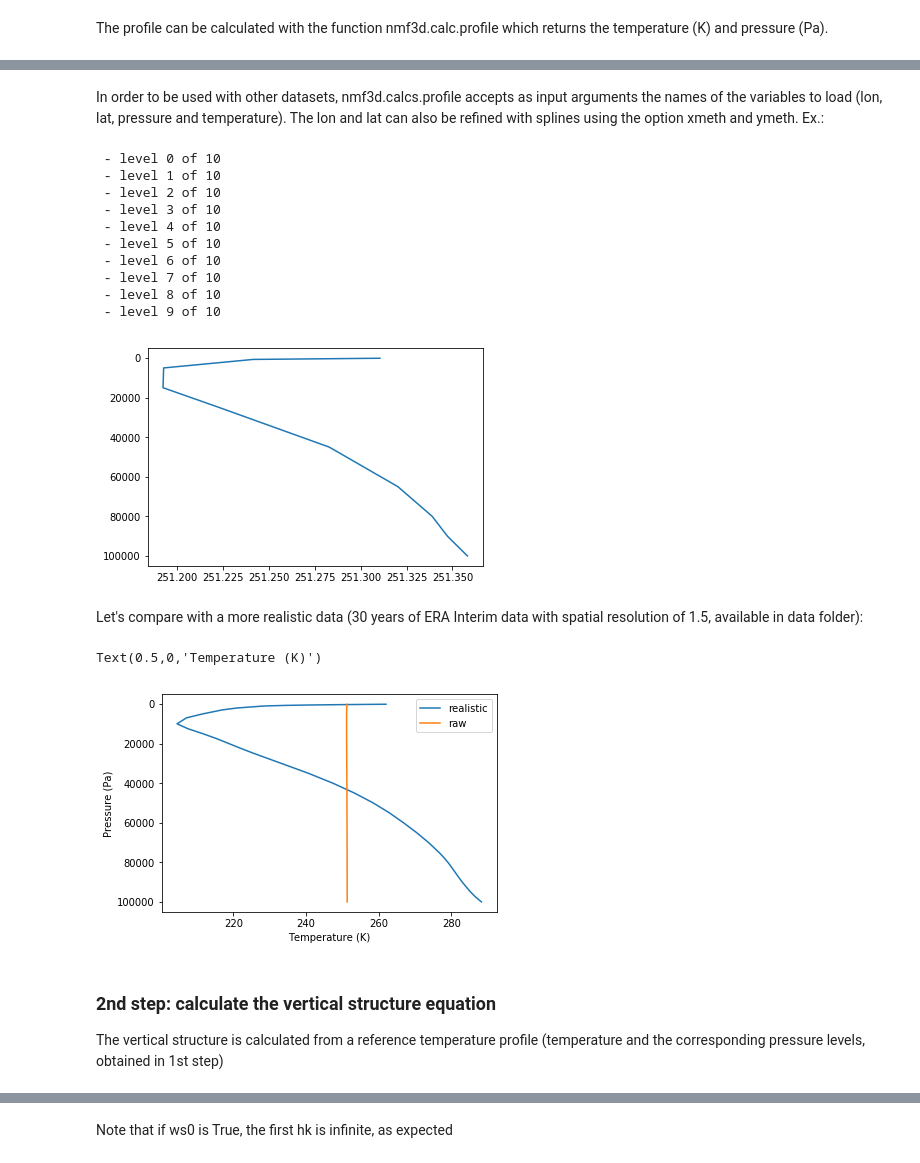
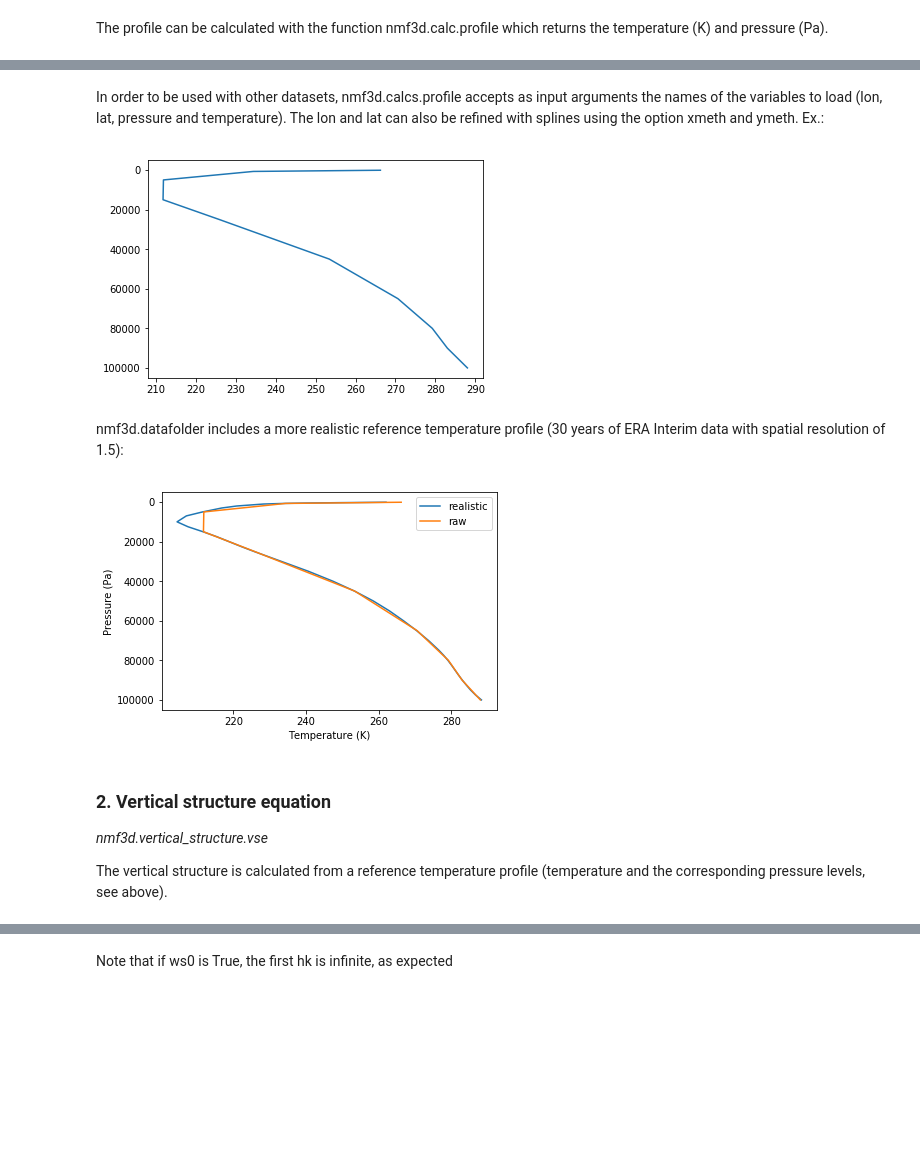
Before and after one commit to martalmeida/nmf3d, a Jupyter notebook: doc/tutorial.ipynb, the cells around one changed output, grey strips where cells are left out. Drawn from its saved outputs; the diff is of its cells as text; code cells hidden in the pictures; blank space fills up the shorter version.

```diff
--- a/doc/tutorial.ipynb
+++ b/doc/tutorial.ipynb
@@ -64,24 +61,17 @@ pl.gca().invert_yaxis()
 # %% [markdown]
-In order to be used with other datasets, nmf3d.calcs.profile accepts as input arguments the names of the variables to load (lon, lat, pressure and temperature). The lon and lat can also be refined with splines using the option xmeth and ymeth. Ex.:
+In order to be used with other datasets, nmf3d.calcs.profile accepts as input arguments
+the names of the variables to load (lon, lat, pressure and temperature). The lon and lat
+can also be refined with splines using the option xmeth and ymeth. Ex.:
 # %%
-t,lev_mb=nmf3d.calcs.profile(files,xname='longitude',xmeth='spline')
+t,lev_mb=nmf3d.calcs.profile(files,xname='longitude',xmeth='spline',quiet=1)
 lev=lev_mb*100
 pl.plot(t,lev)
 pl.gca().invert_yaxis()
 # %% [output]
- - level 0 of 10
- - level 1 of 10
- - level 2 of 10
- - level 3 of 10
- - level 4 of 10
- - level 5 of 10
- - level 6 of 10
- - level 7 of 10
- - level 8 of 10
- - level 9 of 10
-[figure, old version]
+[figure, new version]
 # %% [markdown]
-Let's compare with a more realistic data (30 years of ERA Interim data with spatial resolution of 1.5, available in data folder):
+nmf3d.datafolder includes a more realistic reference temperature profile (30 years of ERA Interim data with spatial
+resolution of 1.5):
 # %%
 f=nmf3d.datafolder+'/T_ERA_I_1979_2010.txt'
 import numpy as np
@@ -91,14 +81,15 @@ pl.plot(t,lev,label='raw')
 pl.legend()
 pl.gca().invert_yaxis()
 pl.ylabel('Pressure (Pa)')
-pl.xlabel('Temperature (K)')
+pl.xlabel('Temperature (K)');
 # %% [output]
-Text(0.5,0,'Temperature (K)')
-[figure, old version]
+[figure, new version]
 # %% [markdown]
-### 2nd step: calculate the vertical structure equation
+### 2. Vertical structure equation
+*nmf3d.vertical_structure.vse*
 
-The vertical structure is calculated from a reference temperature profile (temperature and the corresponding pressure levels, obtained in 1st step)
+The vertical structure is calculated from a reference temperature profile
+(temperature and the corresponding pressure levels, see above).
 # %%
 fig=pl.figure(figsize=(10,3))
 ax=[pl.subplot(1,2,i) for i in range(1,3)]
```
Also changed, not shown: parts of 36 cells of this notebook, 27 other files.
